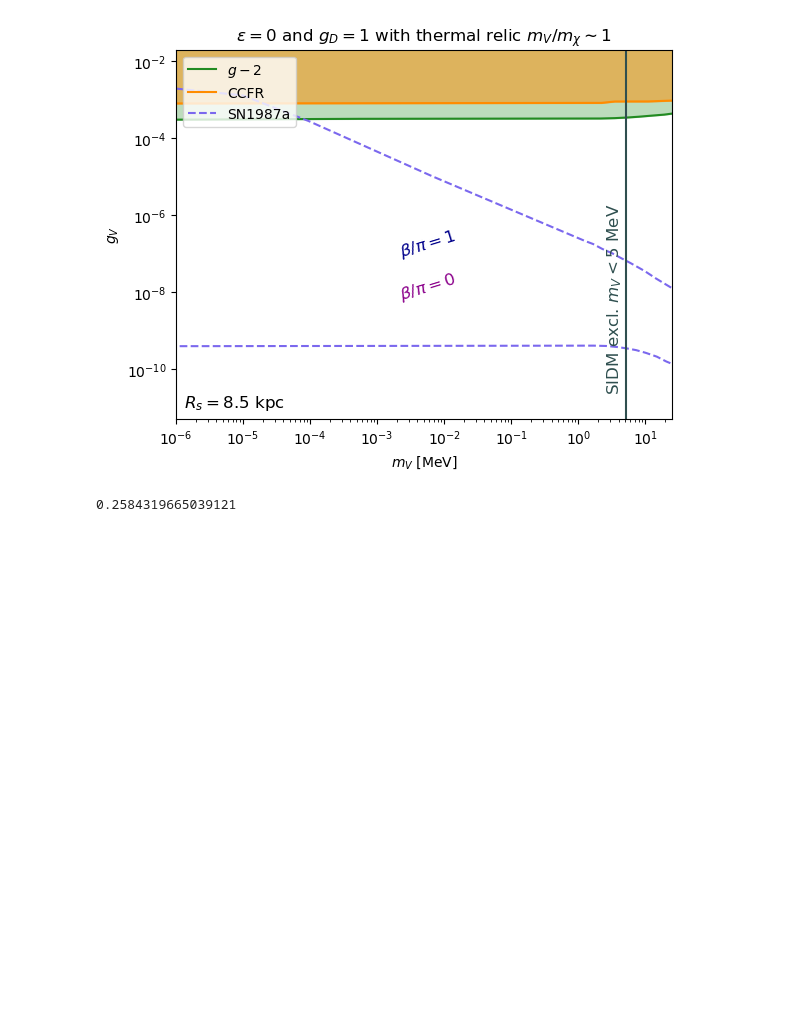
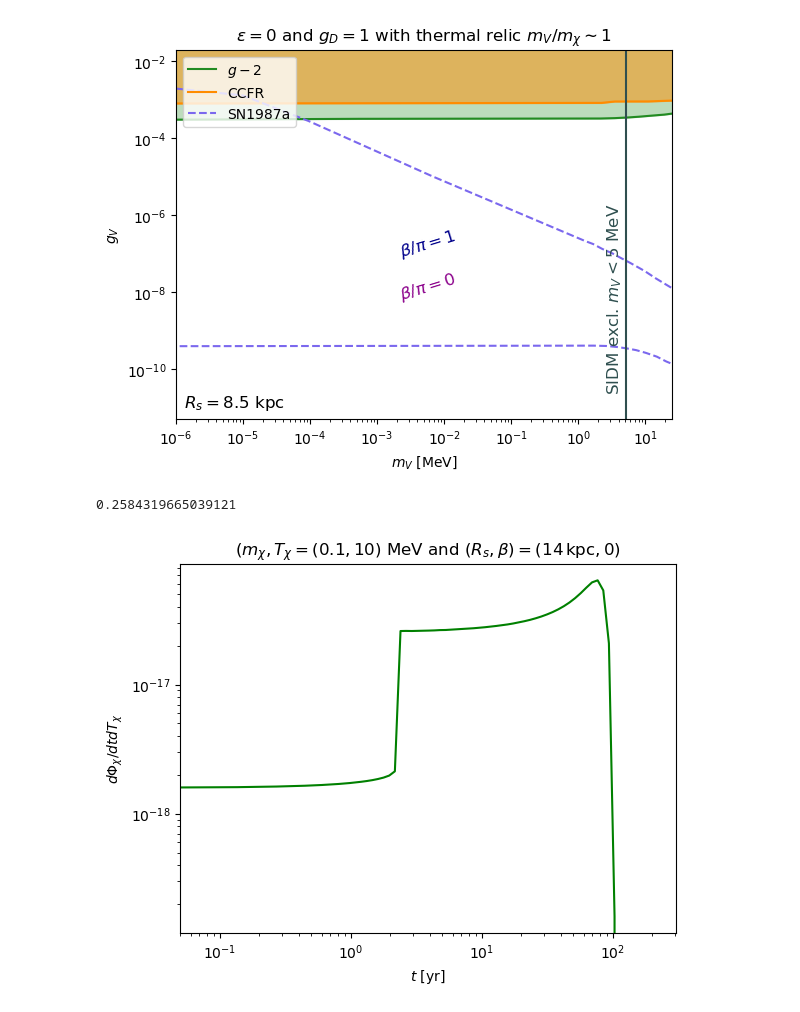
Before and after one commit to yenhsunlin/SNnuBDM2, a Jupyter notebook: src/plot.ipynb, the cells around one changed output. Saved outputs shown, nothing was run; the diff lists cells and outputs as text; code cells hidden in the pictures; blank space fills up the shorter version.

```diff
--- a/src/plot.ipynb
+++ b/src/plot.ipynb
@@ -614,3 +627,16 @@ Text(0.5, 1.0, '$\\epsilon=0$ and $g_D=1$ with thermal relic $m_V/m_\\chi\\sim 1
 16*np.pi*1**2*6e-26/lightSpeed/to_cm2/1e-3**4
 # %% [output]
 0.2584319665039121
+# %%
+avgnx = np.loadtxt('submitClusterFlux/flux_mx1.00e-01_Tx010_Rs14.00_beta0.00.txt',skiprows=1)
+# %%
+plt.plot(avgnx.T[0]/yr2s,avgnx.T[1],color='green')
+plt.xscale('log')
+plt.yscale('log')
+plt.xlim(5e-2)
+plt.title(r'$(m_\chi,T_\chi=(0.1,10)$ MeV and $(R_s,\beta)=(14\,{\rm kpc},0)$')
+plt.xlabel(r'$t$ [yr]')
+plt.ylabel(r'$d\Phi_\chi/dtdT_\chi$')
+#plt.savefig('debug_constant_nx.pdf',bbox_inches='tight')
+# %% [output]
+[figure, added]
```
Also changed, not shown: parts of 9 cells of this notebook, 12 other files.
